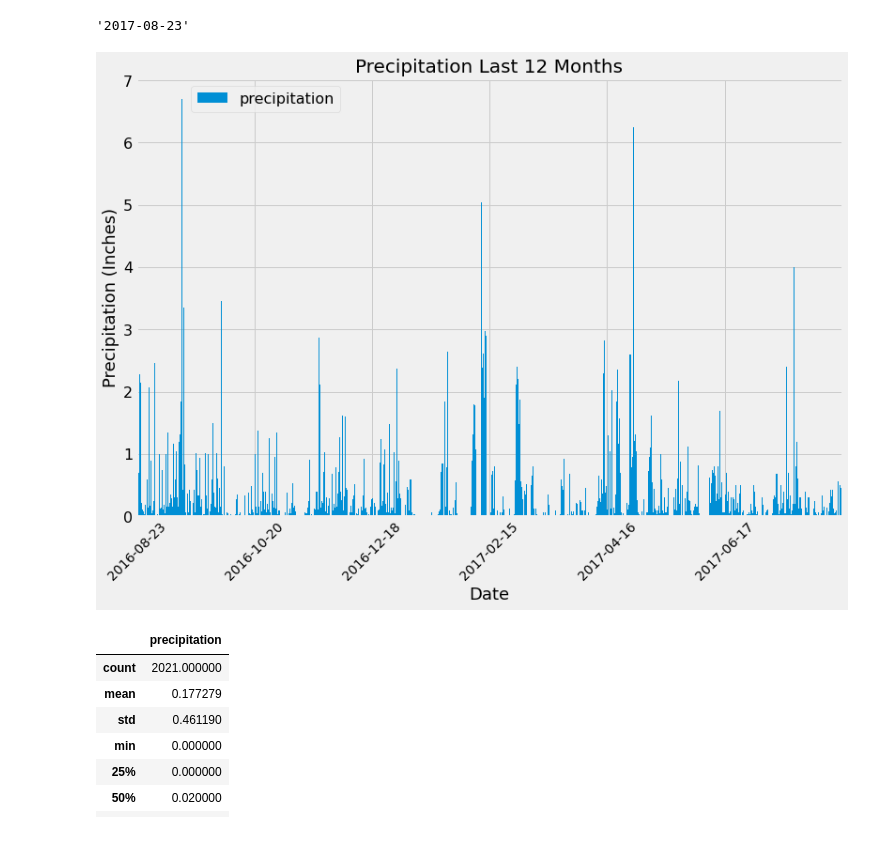
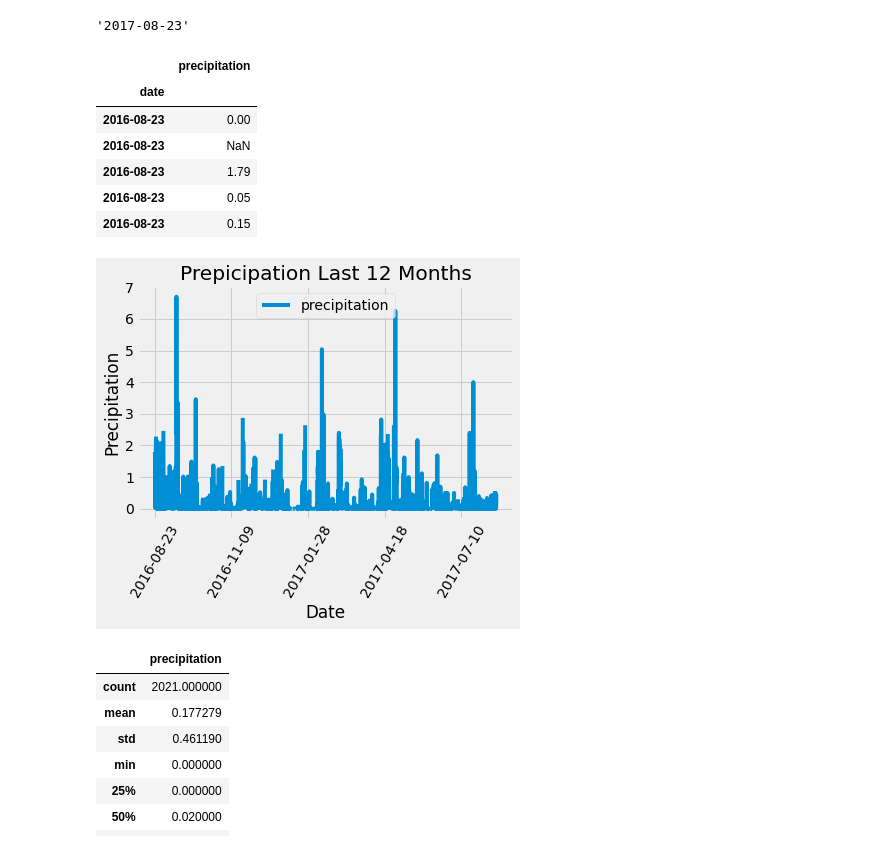
Before and after one commit to spicuzzi2010/sqlalchemy-challenge, a Jupyter notebook: climate_starter.ipynb, the cells around one changed output. Saved outputs shown, nothing was run; the diff lists cells and outputs as text; code cells hidden in the pictures.

```diff
--- a/climate_starter.ipynb
+++ b/climate_starter.ipynb
@@ -72,24 +84,28 @@ last_year_prcp_df.set_index('date', inplace=True)
 
 # Sort the dataframe by date
 last_year_prcp_df = last_year_prcp_df.sort_values(by=['date'])
+# %%
+last_year_prcp_df.head()
+# %% [output]
+|  | precipitation |
+| date |  |
+| 2016-08-23 | 0.00 |
+| 2016-08-23 | NaN |
+| 2016-08-23 | 1.79 |
+| 2016-08-23 | 0.05 |
+| 2016-08-23 | 0.15 |
 # %%
 # Use Pandas Plotting with Matplotlib to plot the data
 
-ax = last_year_prcp_df.plot(kind='bar', width=3, figsize=(12,8))
-plt.locator_params(axis='x', nbins=6)
-#loc = ticker.MultipleLocator(1) # this locator puts ticks at regular intervals
-#ax.xaxis.set_major_locator(loc)
-ax.tick_params(axis='y', labelsize=16)
-ax.grid(True)
-plt.legend(bbox_to_anchor=(.3,1), fontsize="16")
-plt.title("Precipitation Last 12 Months", size=20)
-plt.ylabel("Precipitation (Inches)", size=18)
-plt.xlabel("Date", size=18)
-plt.xticks(rotation=45)
-#plt.savefig("../Precipitation.png")
+last_year_prcp_df.plot(y='precipitation', use_index=True)
+plt.title('Prepicipation Last 12 Months')
+plt.xlabel('Date')
+plt.ylabel('Precipitation')
+plt.xticks(rotation = 60)
+#plt.savefig("Resources/Precipitation.png")
 plt.show()
 # %% [output]
-[figure, old version]
+[figure, new version]
 # %%
 # Use Pandas to calcualte the summary statistics for the precipitation data
 last_year_prcp_df.describe()
```
Also changed, not shown: parts of 10 cells of this notebook.
